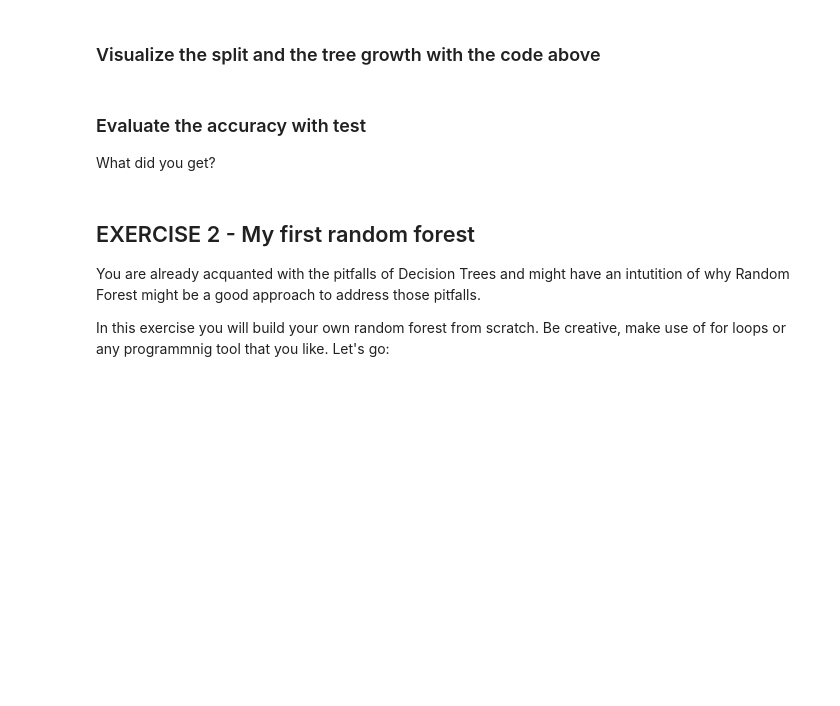
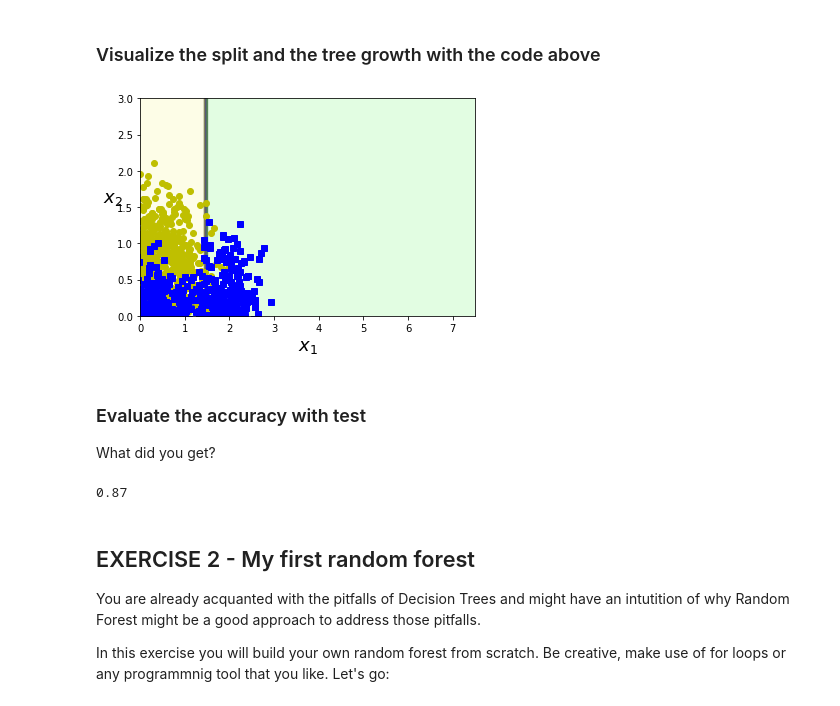
Before and after one commit to ltw94/bts-mbds-classical-data-analysis-2019, a Jupyter notebook: Own_Notebooks/Session_6_Classical_Data_Analysis_DT_EXERCISES-Copy1.ipynb, the cells around one changed output. Cells and saved outputs as stored; diff of their text form; code cells hidden in the pictures; blank space fills up the shorter version.

Commit message:
"Trees exercises"

```diff
--- a/Own_Notebooks/Session_6_Classical_Data_Analysis_DT_EXERCISES-Copy1.ipynb
+++ b/Own_Notebooks/Session_6_Classical_Data_Analysis_DT_EXERCISES-Copy1.ipynb
@@ -27,3 +21,8 @@ Object `` not found.
+# %%
+from sklearn.model_selection import train_test_split
+
+X, y = make_moons(n_samples=10000, noise=0.4, random_state=42)
+X_train, X_test, y_train, y_test = train_test_split(X, y, test_size = 0.2, random_state=42)
 # %% [markdown]
 ### Use grid search with Cross Validation
 Try to find good hyperparameter values for a DecisionTreeClassifier. Hint: try various values for max_leaf_nodes.
@@ -74,3 +73,8 @@ DecisionTreeClassifier(ccp_alpha=0.0, class_weight=None, criterion='entropy',
 grid_search_cv.best_params_
 # %% [output]
 {'criterion': 'entropy', 'max_leaf_nodes': 23, 'min_samples_split': 2}
+# %%
+tree_clf = DecisionTreeClassifier(criterion= 'entropy', max_leaf_nodes = 23, min_samples_split = 2,
+                                  random_state=42)
+# %%
+tree_clf.fit(X_train, y_train)
@@ -120,13 +138,21 @@ def plot_decision_boundary(clf, X, y, axes=[0, 7.5, 0, 3], iris=True, legend=Fal
         plt.ylabel(r"$x_2$", fontsize=18, rotation=0)
     if legend:
         plt.legend(loc="lower right", fontsize=14)
+# %%
+plot_decision_boundary(tree_clf, X_test, y_test, iris=False)
+# %% [output]
+[figure, added]
 # %% [markdown]
 ### Evaluate the accuracy with test
 What did you get?
 # %%
 from sklearn.metrics import accuracy_score
 
-???
+y_pred = tree_clf.predict(X_test)
+
+print(accuracy_score(y_test, y_pred))
+# %% [output]
+0.87
 # %% [markdown]
 ## EXERCISE 2 - My first random forest
 
```
Also changed, not shown: parts of 27 cells of this notebook.
